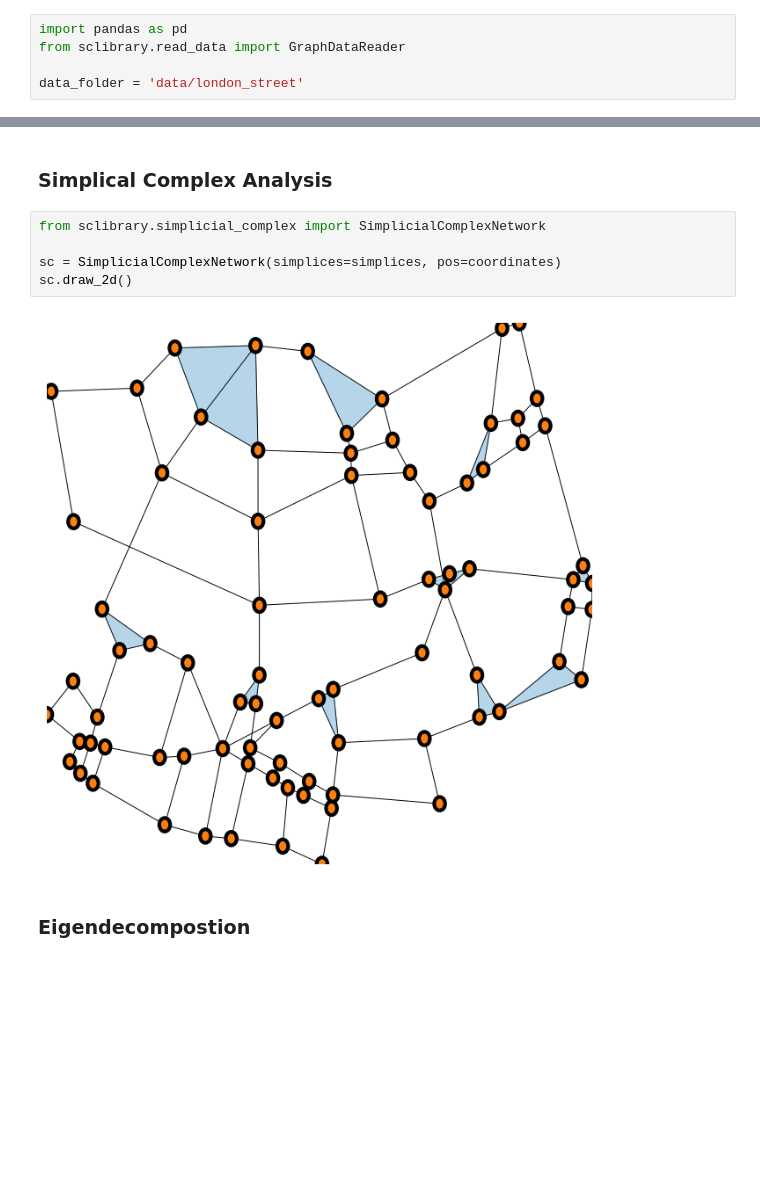
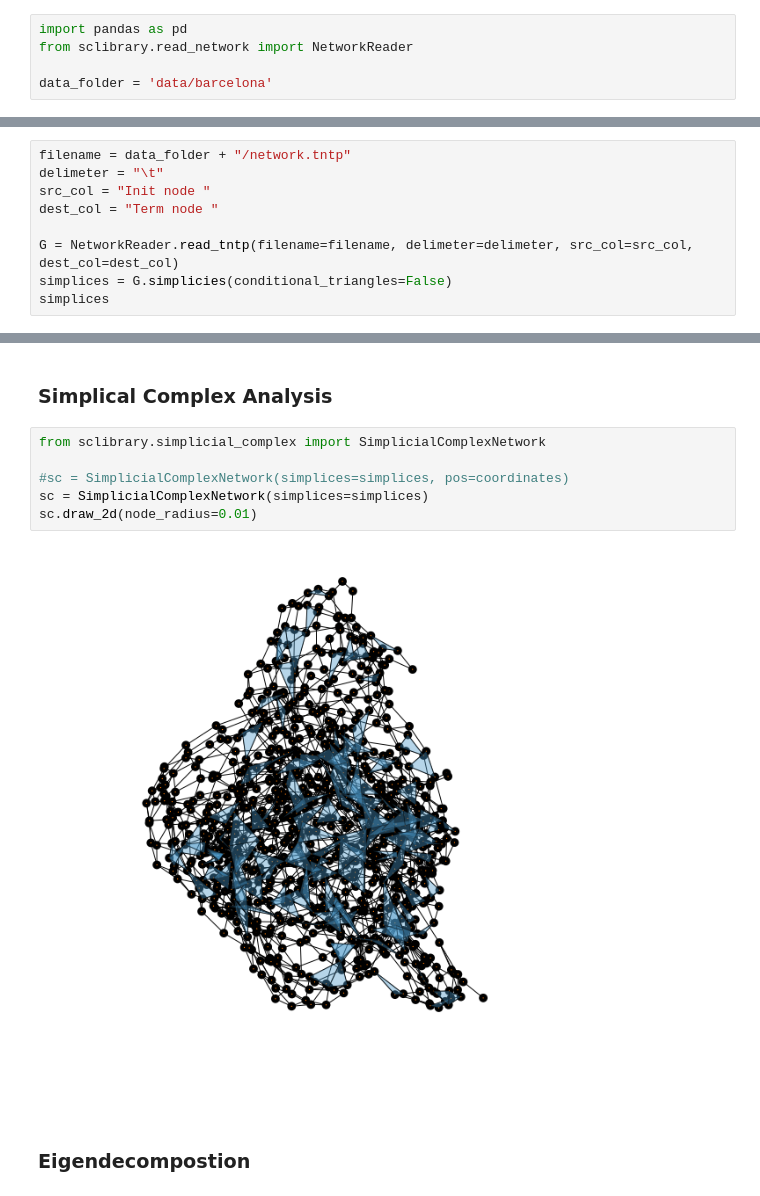
Before and after one commit to irtazahashmi/pytspl, a Jupyter notebook: playground.ipynb, the cells around one changed output, grey strips where cells are left out. Saved outputs shown, nothing was run; the diff lists cells and outputs as text; blank space fills up the shorter version.

Commit message:
Feature implemented to read tntp data.

```diff
--- a/playground.ipynb
+++ b/playground.ipynb
@@ -2,9 +2,9 @@
 ### Reading data
 # %%
 import pandas as pd
-from sclibrary.read_data import GraphDataReader
+from sclibrary.read_network import NetworkReader
 
-data_folder = 'data/london_street'
+data_folder = 'data/barcelona'
 # %% [markdown]
 #### Option 1: CSV
 # %%
@@ -54,0 +57,9 @@ coordinates
+# %%
+filename = data_folder + "/network.tntp"
+delimeter = "\t"
+src_col = "Init node "
+dest_col = "Term node "
+
+G = NetworkReader.read_tntp(filename=filename, delimeter=delimeter, src_col=src_col, dest_col=dest_col)
+simplices = G.simplicies(conditional_triangles=False)
+simplices
@@ -66,10 +95,11 @@ coordinates
 # %%
 from sclibrary.simplicial_complex import SimplicialComplexNetwork
 
-sc = SimplicialComplexNetwork(simplices=simplices, pos=coordinates)
-sc.draw_2d()
+#sc = SimplicialComplexNetwork(simplices=simplices, pos=coordinates)
+sc = SimplicialComplexNetwork(simplices=simplices)
+sc.draw_2d(node_radius=0.01)
 # %% [output]
-[figure, old version]
+[figure, new version]
 # %% [markdown]
 ### Eigendecompostion
 # %%
```
Also changed, not shown: parts of 5 cells of this notebook, 3 other files.
